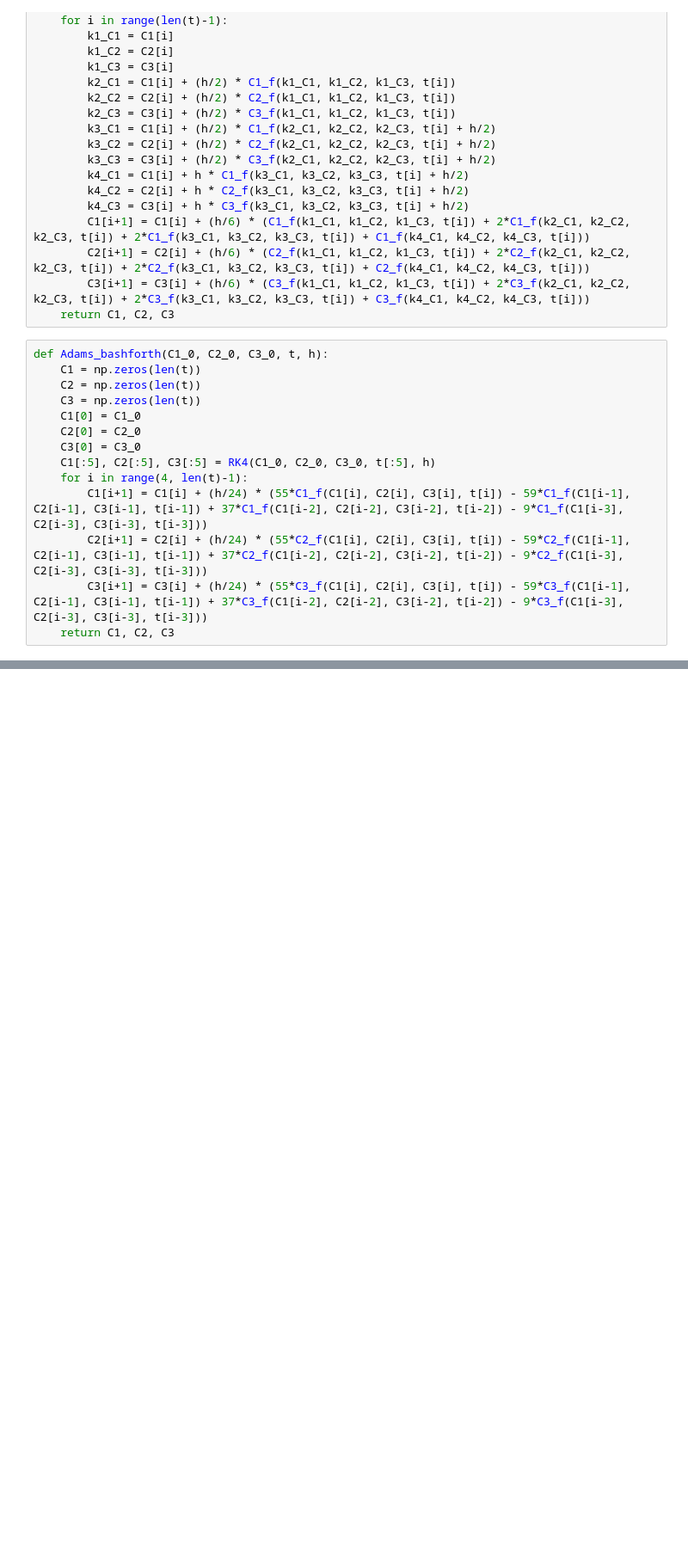
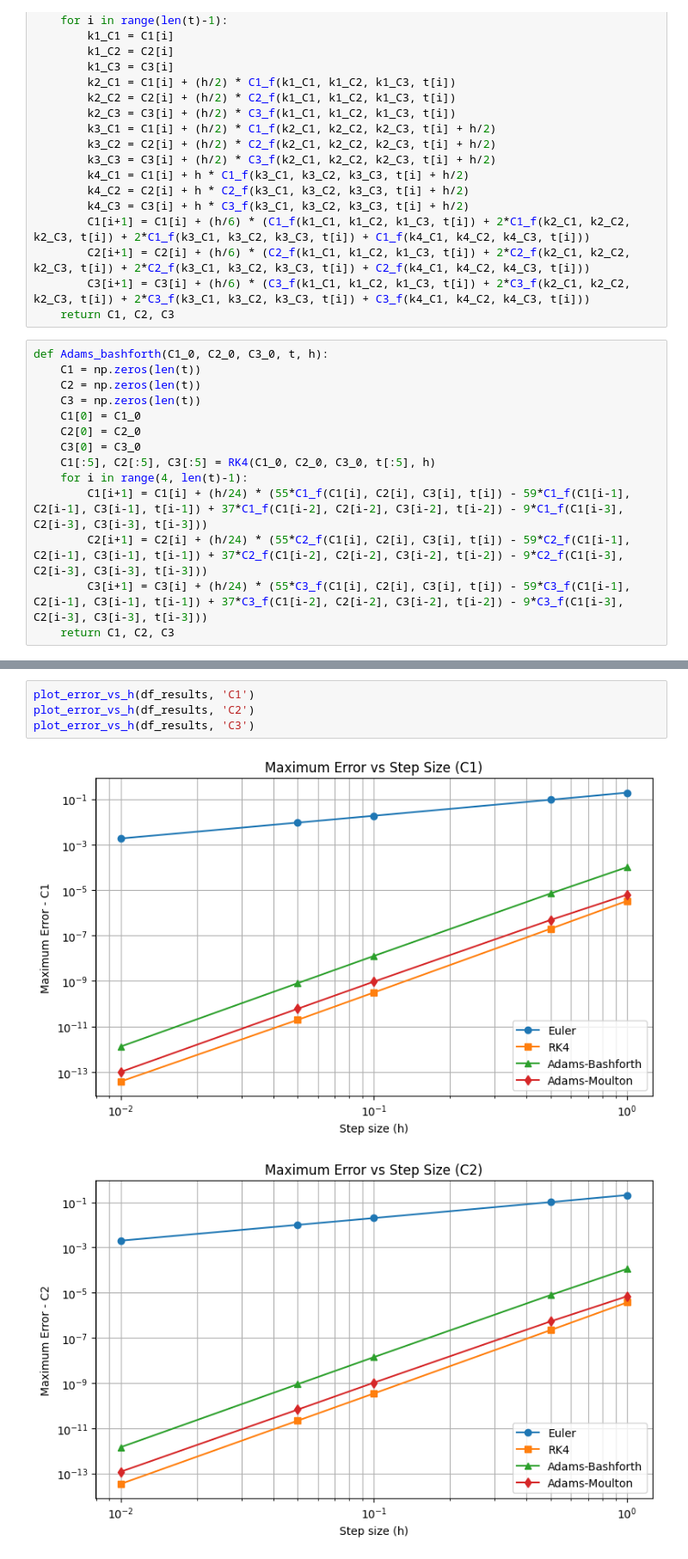
Before and after one commit to Lucas-Henriquee/Numerical_Analysis, a Jupyter notebook: Project1_ODE_Solver/ode_solver.ipynb, the cells around one changed output, grey strips where cells are left out. Shown at 86% size. Saved outputs shown, nothing was run; the diff lists cells and outputs as text; blank space fills up the shorter version.

```diff
--- a/Project1_ODE_Solver/ode_solver.ipynb
+++ b/Project1_ODE_Solver/ode_solver.ipynb
@@ -176,0 +393,7 @@ plt.show()
+# %%
+plot_error_vs_h(df_results, 'C1')
+plot_error_vs_h(df_results, 'C2')
+plot_error_vs_h(df_results, 'C3')
+# %% [output]
+[figure, added]
+[figure, added]
```
Also changed, not shown: parts of 17 cells of this notebook.
